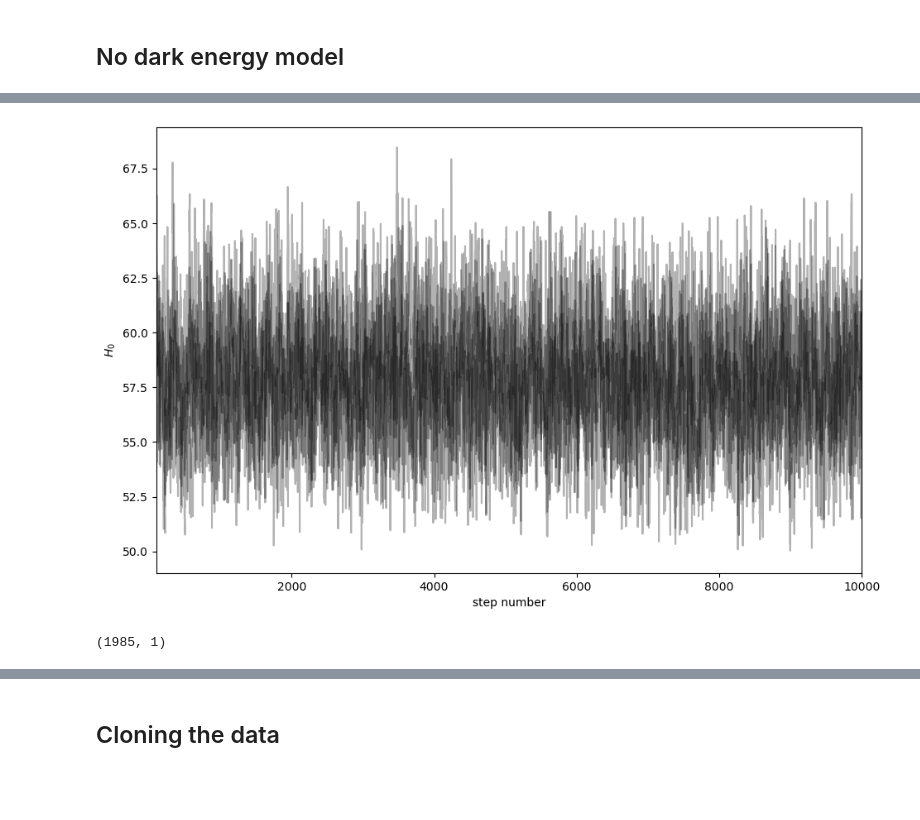
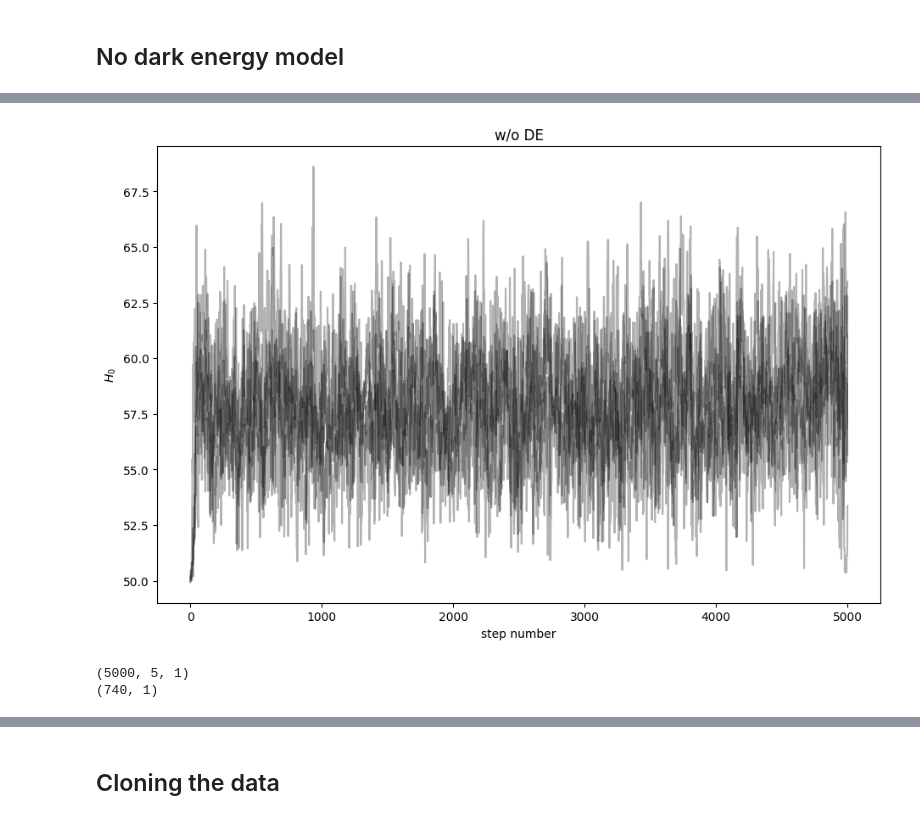
Before and after one commit to lisam10/astrostatistics_bicocca_2024, a Jupyter notebook: working/W18_GPR.ipynb, the cells around one changed output, grey strips where cells are left out. Saved outputs shown, nothing was run; the diff lists cells and outputs as text; code cells hidden in the pictures; blank space fills up the shorter version.

```diff
--- a/working/W18_GPR.ipynb
+++ b/working/W18_GPR.ipynb
@@ -164,7 +164,7 @@ import corner
 # %%
 n_dim = 2
 n_walkers = 5
-n_steps = int(1e+4)
+n_steps = int(5e+3)
 
 data = np.array([z_sample, mu_sample, dmu]).T
 
@@ -197,7 +216,7 @@ def log_posterior(par, data):
     return lp
 # %%
-sampler = emcee.EnsembleSampler(n_walkers, n_dim, log_posterior, args=[data])
+sampler = emcee.EnsembleSampler(n_walkers, n_dim, log_posterior, args=[data, True])
 sampler.run_mcmc(starting_guesses, n_steps,progress=True)
 
-print("done")
+print('done')
 # %% [output]
@@ -249,28 +274,9 @@ plt.ylim(35,50)
 # %% [markdown]
 ## No dark energy model
-# %%
-def log_llh(par, data):
-    H_0 = par[0]
-    x, y, sigma_y = data.T
-    y_predict = model(x, H_0)
-    result = -0.5 * np.sum( (y-y_predict)**2 / sigma_y**2 )
-    return result
-
-def log_prior(par):
-    H_0 = par[0]
-    if H_0_min < H_0 < H_0_max: return 0.0
-    else: return -np.inf
-
-def log_posterior(par, data):
-    lp = log_llh(par, data) + log_prior(par)
-    if np.isnan(lp): print(lp, log_llh(par, data), log_prior(par))
-    return lp
 # %%
 n_dim = 1
 starting_guesses = 50 + 0.1 * np.random.randn(n_walkers, n_dim)
 # %%
-sampler = emcee.EnsembleSampler(n_walkers, n_dim, log_posterior, args=[data])
+sampler = emcee.EnsembleSampler(n_walkers, n_dim, log_posterior, args=[data, False])
 sampler.run_mcmc(starting_guesses, n_steps,progress=True)
-
-print("done")
 # %% [output]
@@ -296,16 +316,19 @@ print(samples[:, :, 0])
 # %%
 fig = plt.figure(figsize=(11, 7))
 
-ax = fig.add_subplot(111)
-ax.plot(samples[:, :, 0], "k", alpha=0.3)
-ax.set(ylabel = '$H_0$', xlabel = 'step number', xlim = (100, len(samples)))
+plt.plot(samples[:, :, 0], 'k', alpha=0.3)
+plt.ylabel(r'$H_0$')
+plt.xlabel('step number')
+plt.title('w/o DE')
 
 plt.show()
 # %% [output]
-[figure, old version]
+[figure, new version]
 # %%
 flat_samples = sampler.get_chain(discard=3*int(max(tau)), thin=int(max(tau)), flat=True)
+print(samples.shape)
 print(flat_samples.shape)
 # %% [output]
-(1985, 1)
+(5000, 5, 1)
+(740, 1)
 # %%
```
Also changed, not shown: parts of 32 cells of this notebook.
